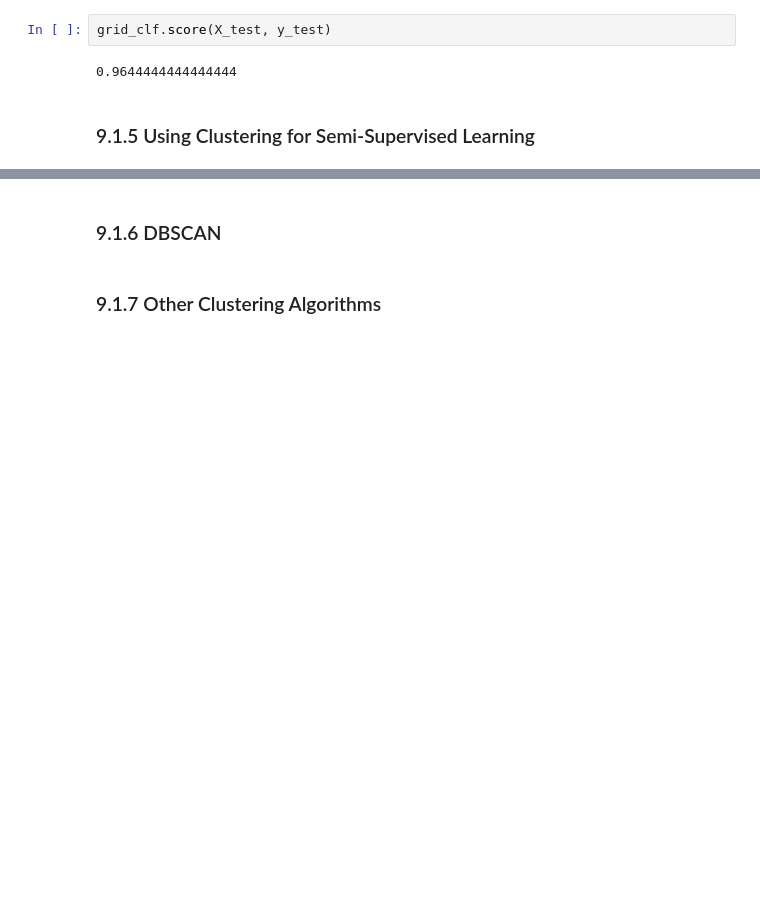
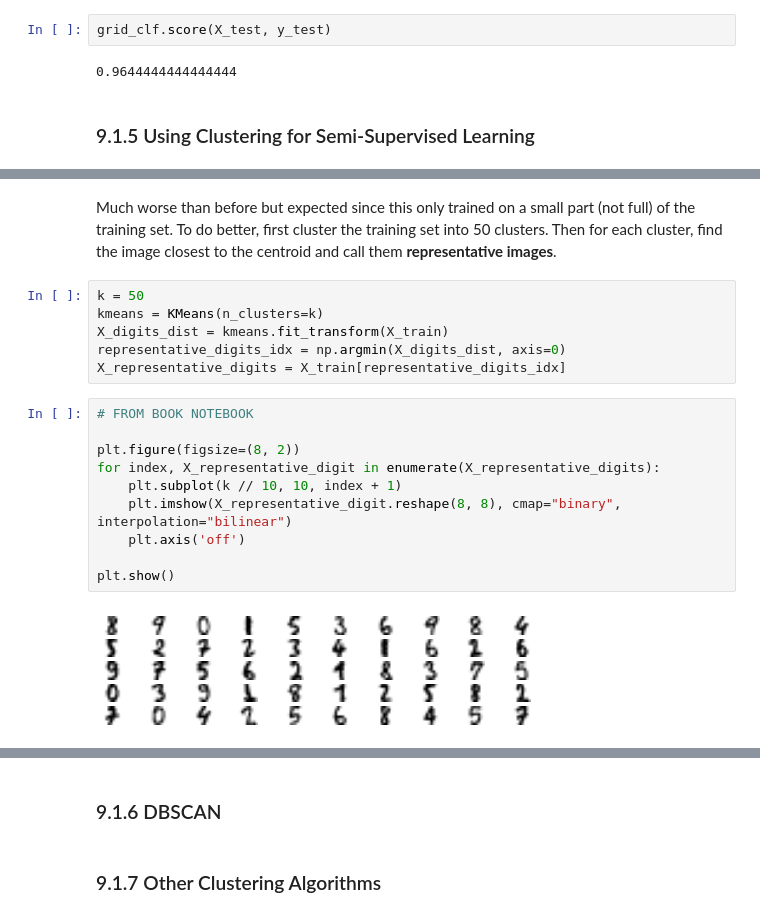
Before and after one commit to Brandon-Luong/Hands-On-Machine-Learning, a Jupyter notebook: 09-Unsupervised_Learning_Techniques.ipynb, the cells around one changed output, grey strips where cells are left out. Cells and saved outputs as stored; diff of their text form; blank space fills up the shorter version.

```diff
--- a/09-Unsupervised_Learning_Techniques.ipynb
+++ b/09-Unsupervised_Learning_Techniques.ipynb
@@ -338,0 +350,20 @@ grid_clf.score(X_test, y_test)
+# %% [markdown]
+Much worse than before but expected since this only trained on a small part (not full) of the training set. To do better, first cluster the training set into 50 clusters. Then for each cluster, find the image closest to the centroid and call them **representative images**.
+# %%
+k = 50
+kmeans = KMeans(n_clusters=k)
+X_digits_dist = kmeans.fit_transform(X_train)
+representative_digits_idx = np.argmin(X_digits_dist, axis=0)
+X_representative_digits = X_train[representative_digits_idx]
+# %%
+# FROM BOOK NOTEBOOK
+
+plt.figure(figsize=(8, 2))
+for index, X_representative_digit in enumerate(X_representative_digits):
+    plt.subplot(k // 10, 10, index + 1)
+    plt.imshow(X_representative_digit.reshape(8, 8), cmap="binary", interpolation="bilinear")
+    plt.axis('off')
+
+plt.show()
+# %% [output]
+[figure, added]
```
Also changed, not shown: parts of 11 cells of this notebook.
